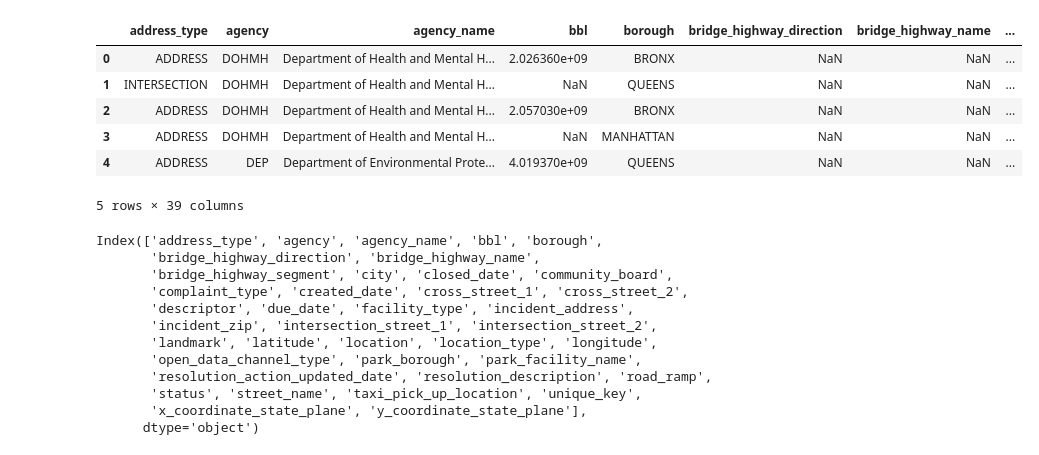
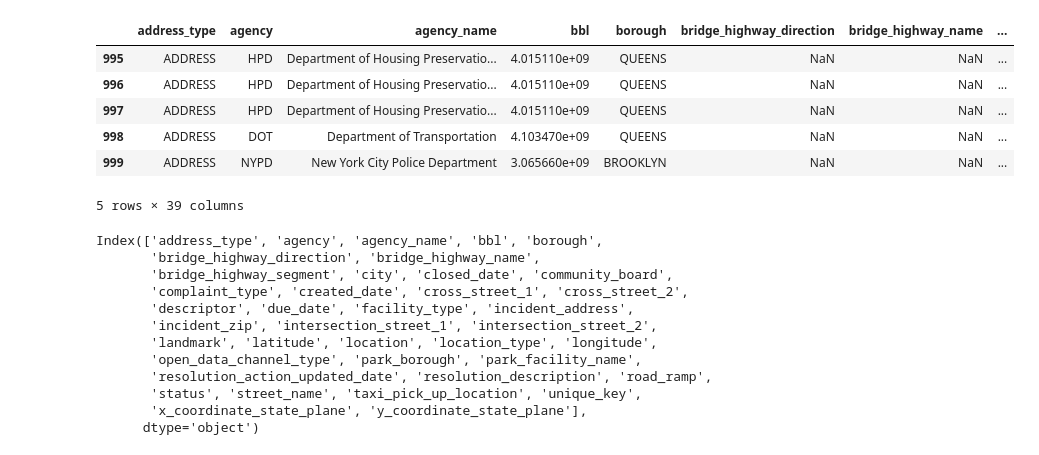
Before and after one commit to whohuhwhat/311_pt4, a Jupyter notebook: Workbook.ipynb, the cells around one changed output. Cells and saved outputs as stored; diff of their text form; code cells hidden in the pictures.

```diff
--- a/Workbook.ipynb
+++ b/Workbook.ipynb
@@ -37,14 +37,14 @@ from sklearn import metrics
 url = "https://data.cityofnewyork.us/resource/fhrw-4uyv.json?$where=created_date%20between%20%272019-04-11T00:00:00%27%20and%20%272019-04-12T00:00:00%27"
 data = pd.read_json(url)
 # %%
-data.head()
+data.tail()
 # %% [output]
 |  | address_type | agency | agency_name | bbl | borough | bridge_highway_direction | bridge_highway_name | ... |
-| 0 | ADDRESS | DOHMH | Department of Health and Mental H... | 2.026360e+09 | BRONX | NaN | NaN | ... |
-| 1 | INTERSECTION | DOHMH | Department of Health and Mental H... | NaN | QUEENS | NaN | NaN | ... |
-| 2 | ADDRESS | DOHMH | Department of Health and Mental H... | 2.057030e+09 | BRONX | NaN | NaN | ... |
-| 3 | ADDRESS | DOHMH | Department of Health and Mental H... | NaN | MANHATTAN | NaN | NaN | ... |
-| 4 | ADDRESS | DEP | Department of Environmental Prote... | 4.019370e+09 | QUEENS | NaN | NaN | ... |
+| 995 | ADDRESS | HPD | Department of Housing Preservatio... | 4.015110e+09 | QUEENS | NaN | NaN | ... |
+| 996 | ADDRESS | HPD | Department of Housing Preservatio... | 4.015110e+09 | QUEENS | NaN | NaN | ... |
+| 997 | ADDRESS | HPD | Department of Housing Preservatio... | 4.015110e+09 | QUEENS | NaN | NaN | ... |
+| 998 | ADDRESS | DOT | Department of Transportation | 4.103470e+09 | QUEENS | NaN | NaN | ... |
+| 999 | ADDRESS | NYPD | New York City Police Department | 3.065660e+09 | BROOKLYN | NaN | NaN | ... |
 5 rows × 39 columns
 # %%
 data.columns
```
Also changed, not shown: parts of 15 cells of this notebook.
